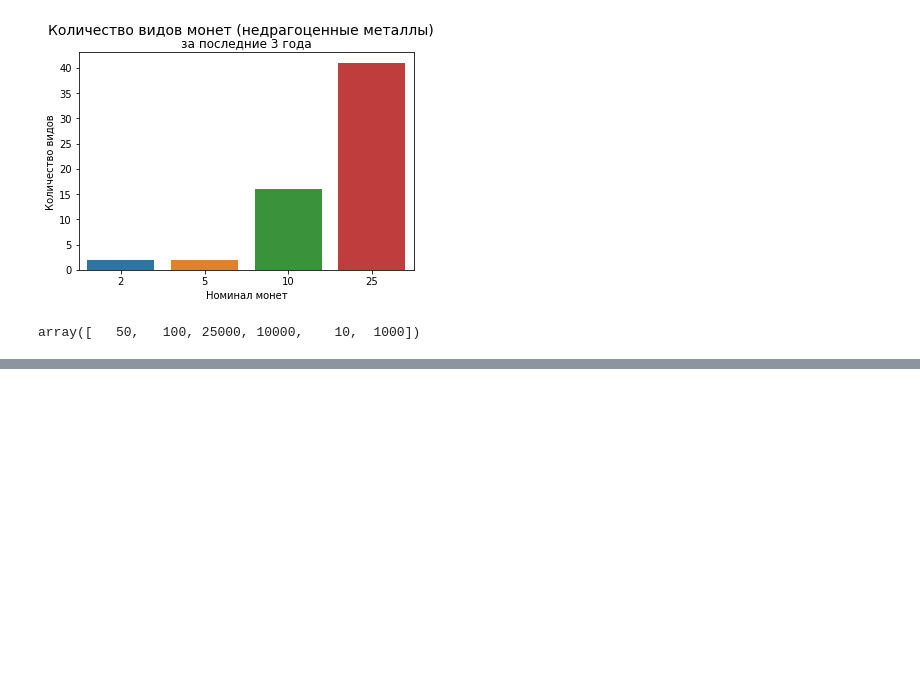
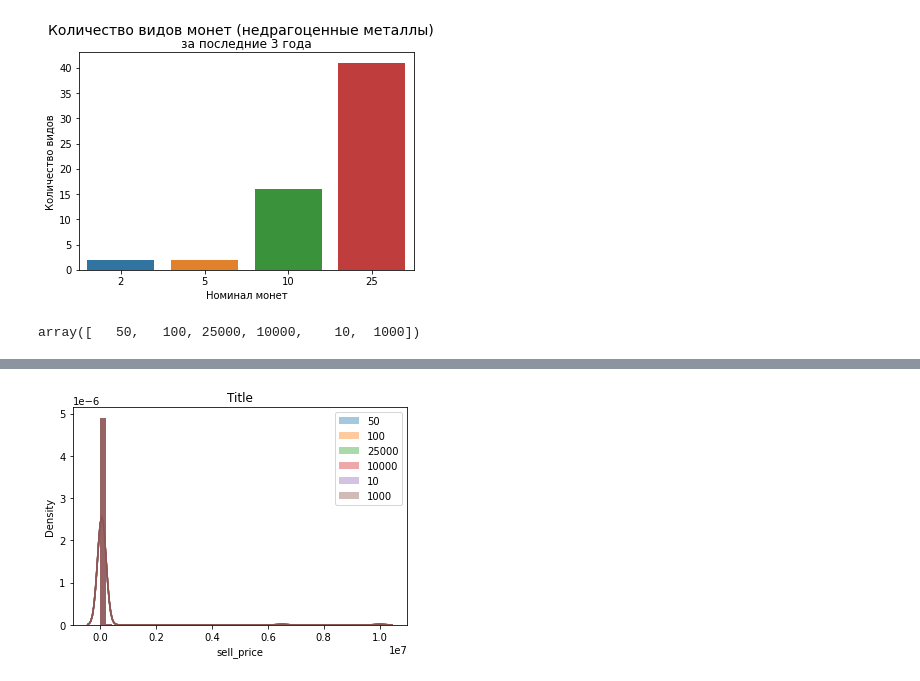
Before and after one commit to ilyinss/cbr_metall_analytics, a Jupyter notebook: decomp_metall_time_series.ipynb, the cells around one changed output, grey strips where cells are left out. Drawn from its saved outputs; the diff is of its cells as text; code cells hidden in the pictures; blank space fills up the shorter version.

```diff
--- a/decomp_metall_time_series.ipynb
+++ b/decomp_metall_time_series.ipynb
@@ -672,3 +672,5 @@ result_df_gold = result_df[result_df['metal'].isin(gold_list)]
 result_df_gold.Nominal.unique()
 # %% [output]
 array([   50,   100, 25000, 10000,    10,  1000])
+# %%
+result_df_silver = result_df[result_df['metal'].isin(silver_list)]
@@ -697,2 +711,18 @@ sns.displot(result_df_gold,
+# %%
+for i in result_df_silver.Nominal.unique():
+
+    # Histograms for benign tumor
+    sns.distplot(result_df_silver['sell_price'],
+                 label = i,
+                 kde = True) # Your code here (benign tumors)
+
+    #Histogram for maligant tumor
+#     sns.distplot(cancer_m_data['Area (mean)'],label = "m_data",kde = True) # Your code here (malignant tumors)
+
+    #title
+    plt.title("Title")
+
+    #for labels
+    plt.legend()
 # %%
 # df.to_csv('docs/drags.csv')
@@ -698,0 +751,18 @@ sns.displot(result_df_gold,
+# %%
+for i in result_df_gold.Nominal.unique():
+
+    # Histograms for benign tumor
+    sns.distplot(result_df_gold['sell_price'],
+                 label = i,
+                 kde = True) # Your code here (benign tumors)
+
+    #Histogram for maligant tumor
+#     sns.distplot(cancer_m_data['Area (mean)'],label = "m_data",kde = True) # Your code here (malignant tumors)
+
+    #title
+    plt.title("Title")
+
+    #for labels
+    plt.legend()
+# %% [output]
+[figure, added]
```
Also changed, not shown: parts of 8 cells of this notebook.
